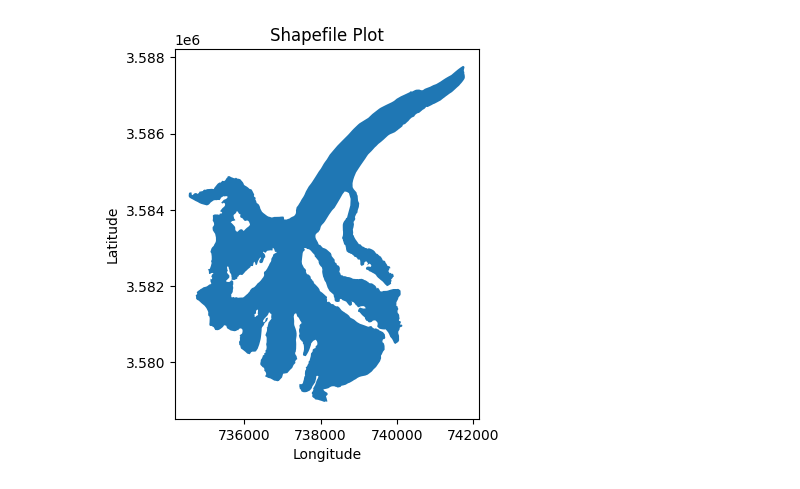
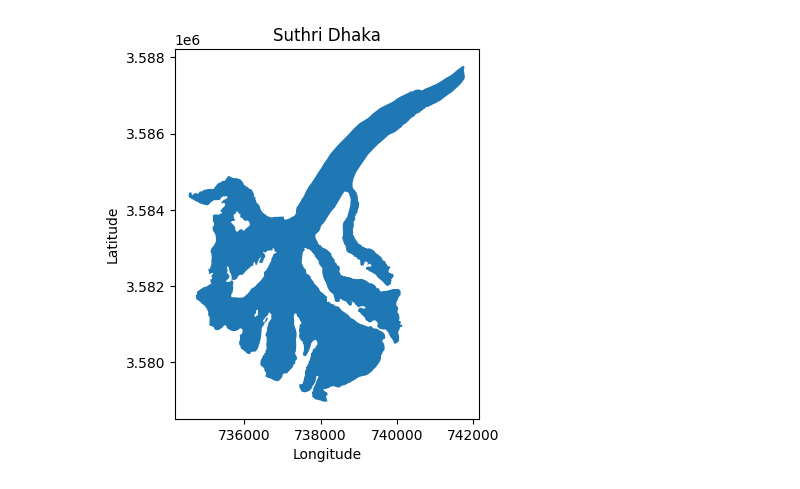
Before and after one commit to cb-karthik/Python_practice, a Jupyter notebook: sdh.ipynb, the cells around one changed output. Drawn from its saved outputs; the diff is of its cells as text; code cells hidden in the pictures.

Commit message:
title

```diff
--- a/sdh.ipynb
+++ b/sdh.ipynb
@@ -1,13 +1,13 @@
 # %%
 import geopandas as gpd
 import matplotlib.pyplot as plt
 shapefile = gpd.read_file('C:/Users/imsam/OneDrive/Desktop/ArcGis datasets/Snow Depth Suthri Dhaka')
 shapefile.plot()
 
 # Customize the plot if needed
-plt.title('Shapefile Plot')
-plt.xlabel('Longitude L')
+plt.title('Suthri Dhaka')
+plt.xlabel('Longitude')
 plt.ylabel('Latitude')
 plt.show()
 # %% [output]
-[figure, old version]
+[figure, new version]
```
